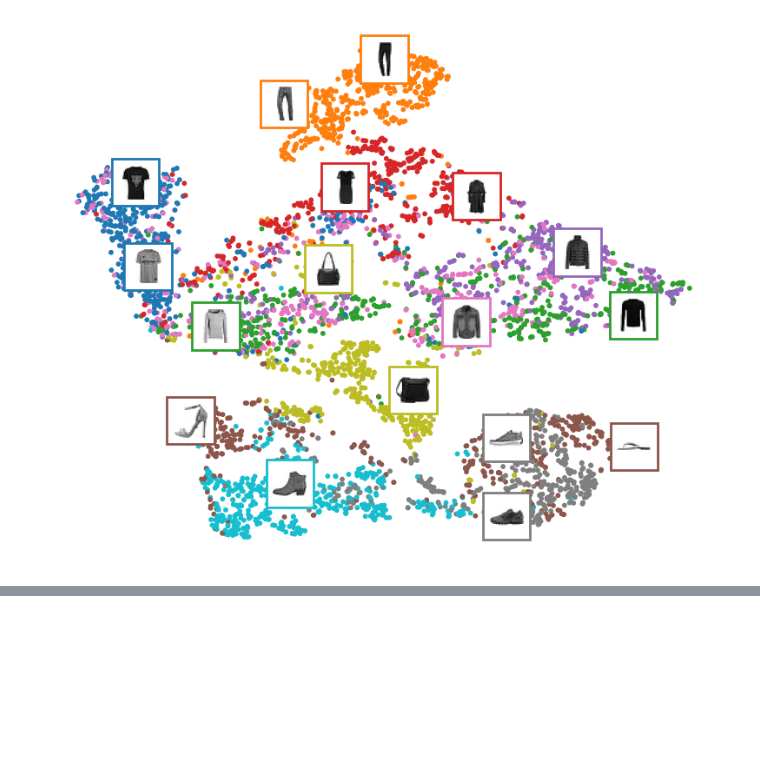
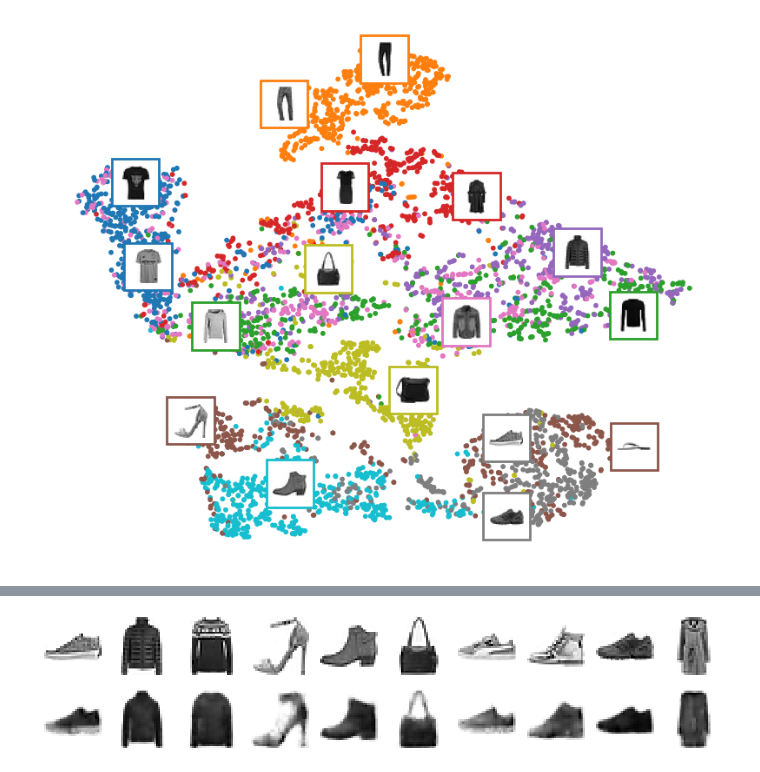
Before and after one commit to Portia-dot/Autoencoder-GANS-DiffusionModels, a Jupyter notebook: Autoencoder.ipynb, the cells around one changed output, grey strips where cells are left out. Saved outputs shown, nothing was run; the diff lists cells and outputs as text; code cells hidden in the pictures; blank space fills up the shorter version.

```diff
--- a/Autoencoder.ipynb
+++ b/Autoencoder.ipynb
@@ -336,0 +390,32 @@ plt.show()
+# %%
+convo_encoder = nn.Sequential(
+    nn.Conv2d(1, 16, kernel_size=3, padding='same'),
+    nn.ReLU(),
+    nn.MaxPool2d(kernel_size=2),
+    nn.Conv2d(16, 32, kernel_size=3, padding='same'),
+    nn.ReLU(),
+    nn.MaxPool2d(kernel_size=2),
+    nn.Conv2d(32, 64, kernel_size=3, padding='same'),
+    nn.ReLU(),
+    nn.MaxPool2d(kernel_size=2),
+    nn.Conv2d(64, 128, kernel_size=3, padding='same'),
+    nn.ReLU(),
+    nn.MaxPool2d(kernel_size=2),
+    nn.Conv2d(128, 32, kernel_size=3, padding='same'),
+    nn.ReLU(),
+    nn.AdaptiveAvgPool2d((1, 1)),
+    nn.Flatten(),
+)
+
+convo_decoder = nn.Sequential(
+    nn.Linear(32, 16 * 3 * 3),
+    nn.Unflatten(dim = 1, unflattened_size=(16, 3, 3) ),
+    nn.ConvTranspose2d(16, 32, kernel_size=3, stride=2),
+    nn.ReLU(),
+    nn.ConvTranspose2d(32, 16, kernel_size=3, stride=2, padding= 1, output_padding=1),
+    nn.ReLU(),
+    nn.ConvTranspose2d(16, 1, kernel_size=3, stride=2, padding= 1, output_padding=1),
+    nn.Sigmoid(),
+)
+
+convo_ae = nn.Sequential(convo_encoder, convo_decoder).to(device)
@@ -336,0 +437,5 @@ plt.show()
+# %%
+plot_reconstruction(convo_ae, x_val, 10)
+plt.show()
+# %% [output]
+[figure, added]
```
Also changed, not shown: parts of 6 cells of this notebook.
